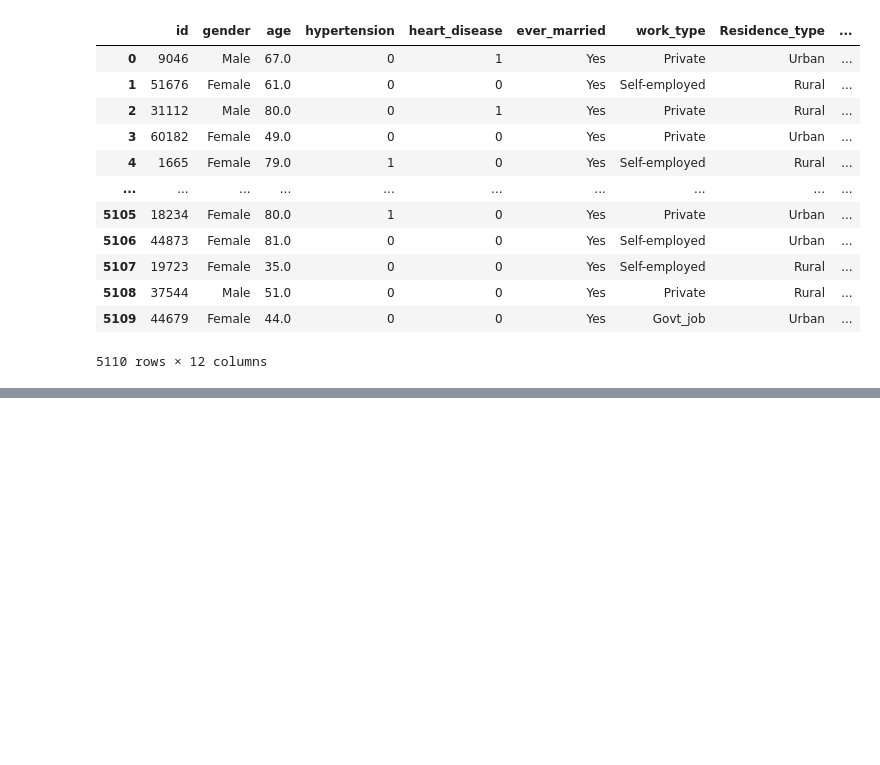
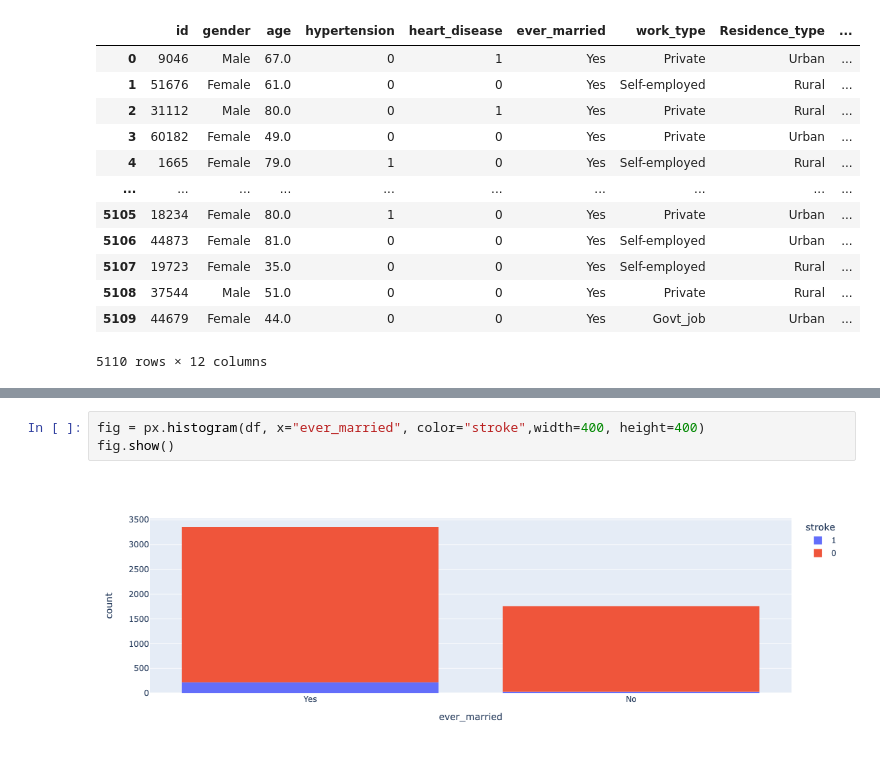
Before and after one commit to AkshayHanchate/Stroke_Prediction, a Jupyter notebook: Stroke_prediction.ipynb, the cells around one changed output, grey strips where cells are left out. Cells and saved outputs as stored; diff of their text form; blank space fills up the shorter version.

```diff
--- a/Stroke_prediction.ipynb
+++ b/Stroke_prediction.ipynb
@@ -143,0 +183,5 @@ df.describe()
+# %%
+fig = px.histogram(df, x="ever_married", color="stroke",width=400, height=400)
+fig.show()
+# %% [output]
+[figure, added]
```
Also changed, not shown: parts of 10 cells of this notebook.
